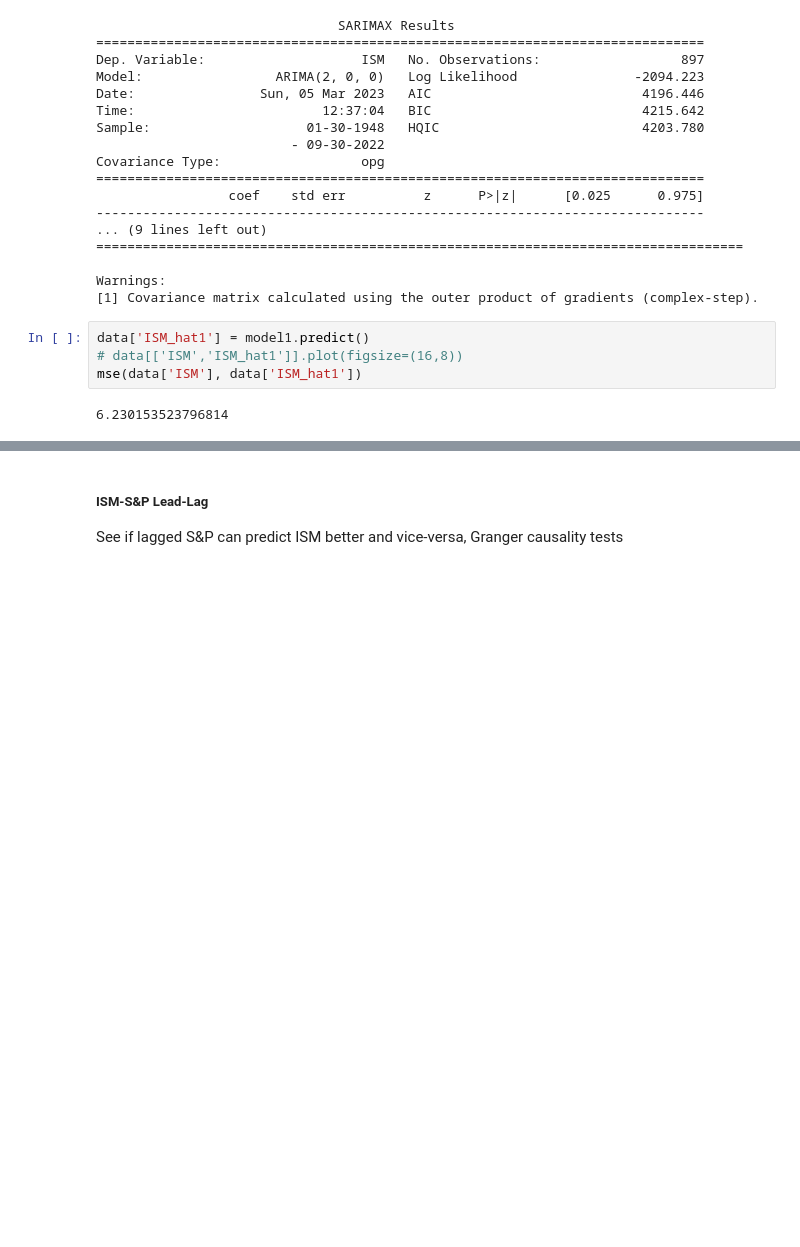
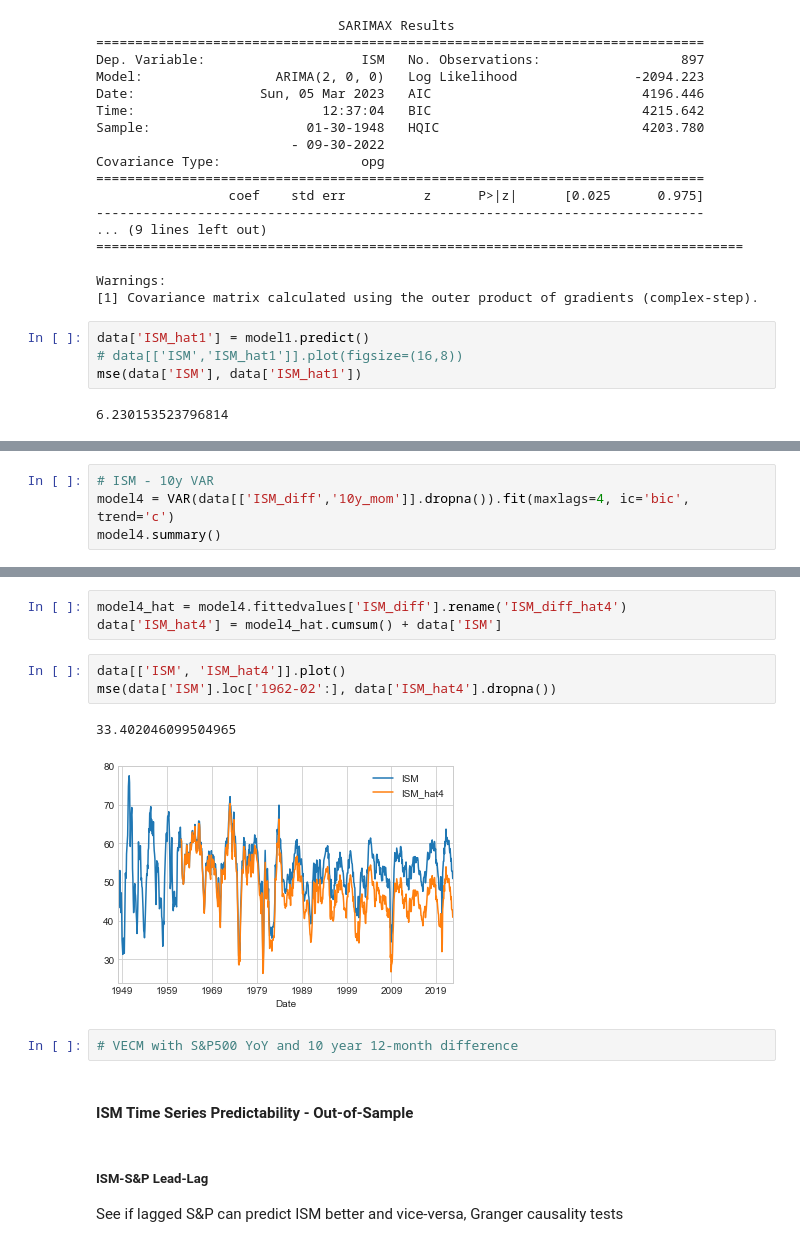
Before and after one commit to santoromano/Macro-Cross-Sectional-Analysis, a Jupyter notebook: ism.ipynb, the cells around one changed output, grey strips where cells are left out. Cells and saved outputs as stored; diff of their text form; blank space fills up the shorter version.

```diff
--- a/ism.ipynb
+++ b/ism.ipynb
@@ -325,0 +472,4 @@ Potentially extra information can be extracted from the S&P500 or 10 year Treasu
+# %%
+# ISM - 10y VAR
+model4 = VAR(data[['ISM_diff','10y_mom']].dropna()).fit(maxlags=4, ic='bic', trend='c')
+model4.summary()
@@ -326,3 +494,16 @@ Potentially extra information can be extracted from the S&P500 or 10 year Treasu
+# %%
+model4_hat = model4.fittedvalues['ISM_diff'].rename('ISM_diff_hat4')
+data['ISM_hat4'] = model4_hat.cumsum() + data['ISM']
+# %%
+data[['ISM', 'ISM_hat4']].plot()
+mse(data['ISM'].loc['1962-02':], data['ISM_hat4'].dropna())
+# %% [output]
+33.402046099504965
+[figure, added]
+# %%
+# VECM with S&P500 YoY and 10 year 12-month difference
+# %% [markdown]
+#### ISM Time Series Predictability - Out-of-Sample
 # %% [markdown]
 ##### ISM-S&P Lead-Lag
 See if lagged S&P can predict ISM better and vice-versa, Granger causality tests
```
Also changed, not shown: parts of 28 cells of this notebook.
